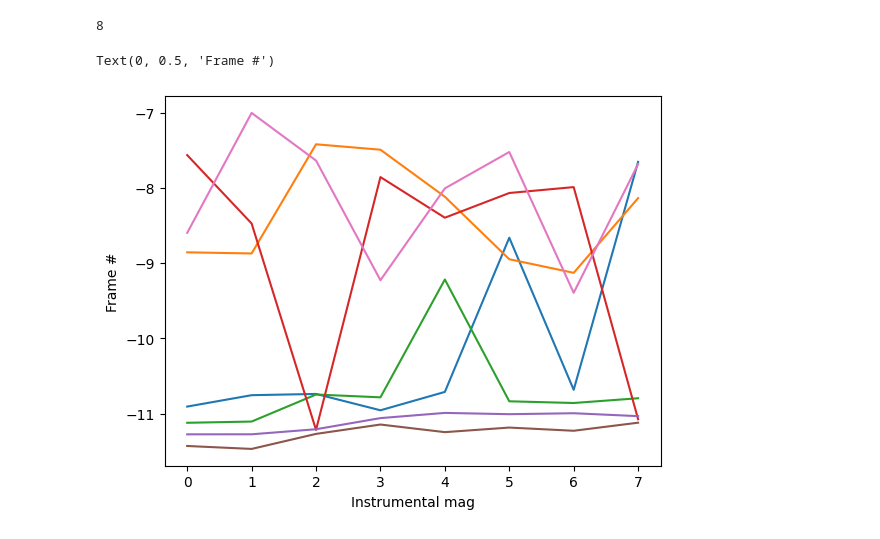
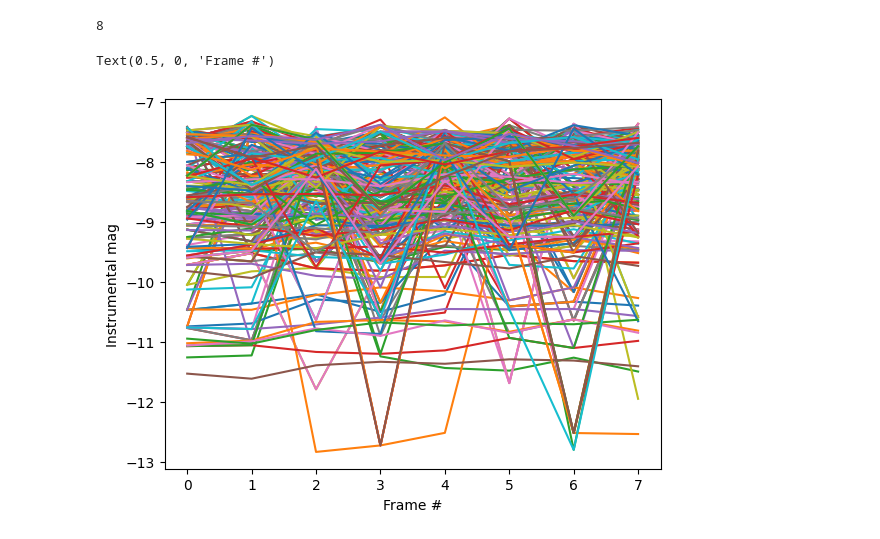
Before and after one commit to virajkaram/winterdrp_offline, a Jupyter notebook: notebooks/image_counts_diagnostics.ipynb, the cells around one changed output. Saved outputs shown, nothing was run; the diff lists cells and outputs as text; code cells hidden in the pictures.

```diff
--- a/notebooks/image_counts_diagnostics.ipynb
+++ b/notebooks/image_counts_diagnostics.ipynb
@@ -200,13 +203,13 @@ def perform_aperture_photometry_in_multiple_images(image_list, astrometry_image_
     phot_table_df = pd.DataFrame(phot_table_list)
     return phot_table_df
 # %%
-def get_catalog_mags(crd: SkyCoord, catname: str):
+def get_catalog_mags(crd: SkyCoord, catname: str, colname: str= 'MAG_AUTO', errcolname: str= 'MAGERR_AUTO'):
     cat = get_table_from_ldac(catname)
     cat_crds = SkyCoord(cat['ALPHAWIN_J2000'], cat['DELTAWIN_J2000'], unit=u.deg)
     idx, sep, _ = crd.match_to_catalog_sky(cat_crds)
-    return cat[idx]['MAG_AUTO'], cat[idx]['MAGERR_AUTO'], cat[idx]['FLUX_AUTO'], cat[idx]['FLUXERR_AUTO'], cat[idx]['XWIN_IMAGE'], cat[idx]['YWIN_IMAGE'], sep.to(u.arcsec).value
+    return cat[idx][colname], cat[idx][errcolname], cat[idx][colname.replace('MAG', 'FLUX')], cat[idx][errcolname.replace('MAG', 'FLUX')], cat[idx]['XWIN_IMAGE'], cat[idx]['YWIN_IMAGE'], sep.to(u.arcsec).value
 
-def get_catalog_mags_from_list(crds, catlist):
+def get_catalog_mags_from_list(crds, catlist, colname: str= 'MAG_AUTO', errcolname: str= 'MAGERR_AUTO'):
     mags = []
     magerrs = []
     fluxes = []
@@ -214,7 +217,7 @@ def get_catalog_mags_from_list(crds, catlist):
     xs, ys = [], []
     seps = []
     for catname in catlist:
-        mag, magerr, flux, fluxerr, x, y, sep = get_catalog_mags(crds, catname)
+        mag, magerr, flux, fluxerr, x, y, sep = get_catalog_mags(crds, catname, colname=colname, errcolname=errcolname)
         mags.append(mag)
         magerrs.append(magerr)
         fluxes.append(flux)
@@ -253,7 +256,7 @@ target_dir = base_dir.joinpath(f'{name}/{night}/{boardid}/')
 /Users/viraj/winter_data/winter/hackathon_datasets
 # %%
 dark_calibrated_list = np.sort(glob(str(target_dir.joinpath('darkcal/*fits'))))
-astrometried_list = np.sort(glob(str(target_dir.joinpath('post_scamp/*fits'))))
+astrometried_list = np.sort(glob(str(target_dir.joinpath('post_scamp/*_4_0_0.fits'))))
 flat_calibrated_list = np.sort(glob(str(target_dir.joinpath('skyflatcal/*fits'))))
 raw_unpacked_list = np.sort(glob(str(target_dir.joinpath('raw_unpacked/*fits'))))
 # %%
@@ -344,9 +348,12 @@ print(len(catalogs_list))
+# %%
+bright_ref_cat = ref_cat#[(ref_cat['j_m']<15) & (ref_cat['j_m']>13)]
+bright_ref_cat_crds = SkyCoord(ra=bright_ref_cat['ra'], dec=bright_ref_cat['dec'], unit=(u.deg, u.deg))
 # %%
 mags, magerrs, fluxes, fluxerrs, xs, ys, seps = get_catalog_mags_from_list(bright_ref_cat_crds, catalogs_list)
 # %%
 plt.plot(mags)
-plt.xlabel(r'Instrumental mag')
-plt.ylabel(r'Frame #')
+plt.ylabel(r'Instrumental mag')
+plt.xlabel(r'Frame #')
 # %% [output]
-Text(0, 0.5, 'Frame #')
+Text(0.5, 0, 'Frame #')
-[figure, old version]
+[figure, new version]
```
Also changed, not shown: parts of 35 cells of this notebook.
